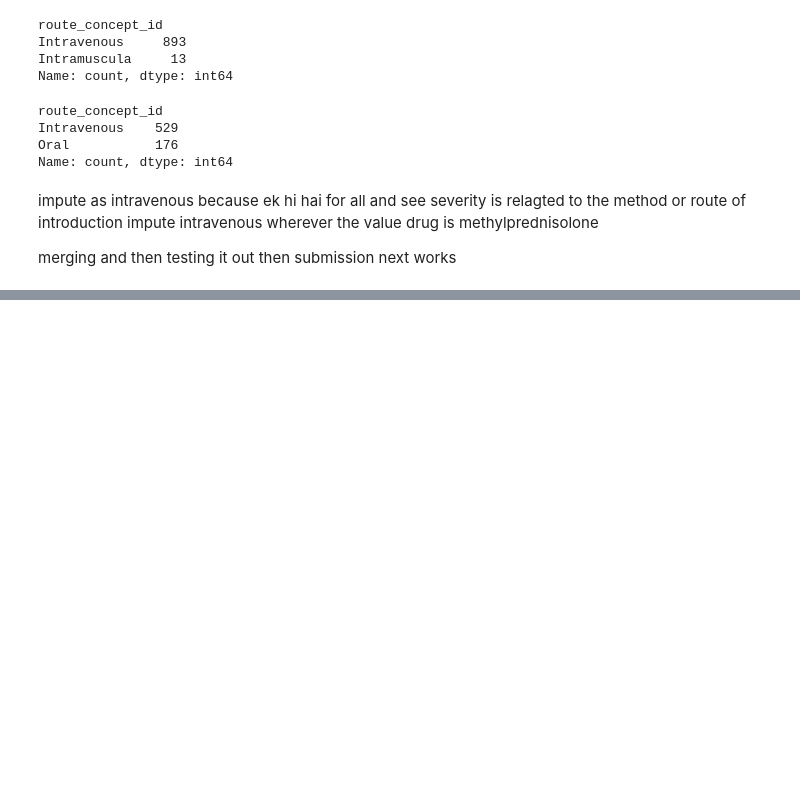
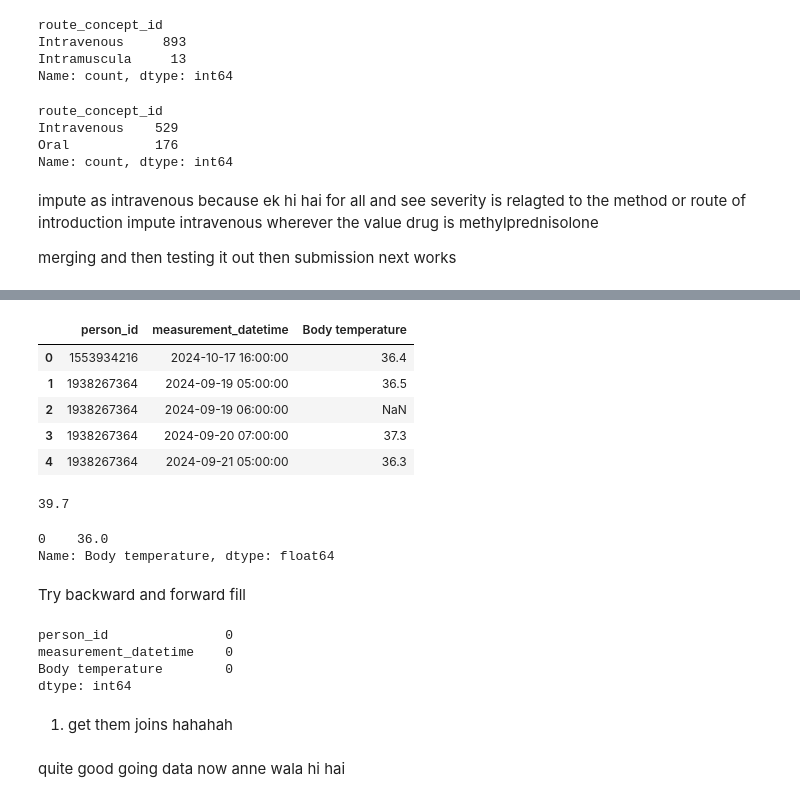
Before and after one commit to shradiphylleia/phems, a Jupyter notebook: pehms.ipynb, the cells around one changed output, grey strips where cells are left out. Drawn from its saved outputs; the diff is of its cells as text; code cells hidden in the pictures; blank space fills up the shorter version.

Commit message:
data cleaning for the second half

```diff
--- a/pehms.ipynb
+++ b/pehms.ipynb
@@ -509,0 +584,20 @@ next works
+# %%
+df.head()
+# %% [output]
+|  | person_id | measurement_datetime | Body temperature |
+| 0 | 1553934216 | 2024-10-17 16:00:00 | 36.4 |
+| 1 | 1938267364 | 2024-09-19 05:00:00 | 36.5 |
+| 2 | 1938267364 | 2024-09-19 06:00:00 | NaN |
+| 3 | 1938267364 | 2024-09-20 07:00:00 | 37.3 |
+| 4 | 1938267364 | 2024-09-21 05:00:00 | 36.3 |
+# %%
+df['Body temperature'].max()
+# %% [output]
+39.7
+# %%
+df['Body temperature'].mode()
+# %% [output]
+0    36.0
+Name: Body temperature, dtype: float64
+# %% [markdown]
+Try backward and forward fill
@@ -509,0 +606,11 @@ next works
+# %%
+df.isnull().sum()
+# %% [output]
+person_id               0
+measurement_datetime    0
+Body temperature        0
+dtype: int64
+# %% [markdown]
+1. get them joins hahahah
+# %% [markdown]
+quite good going data now anne wala hi hai
```
Also changed, not shown: parts of 18 cells of this notebook.
